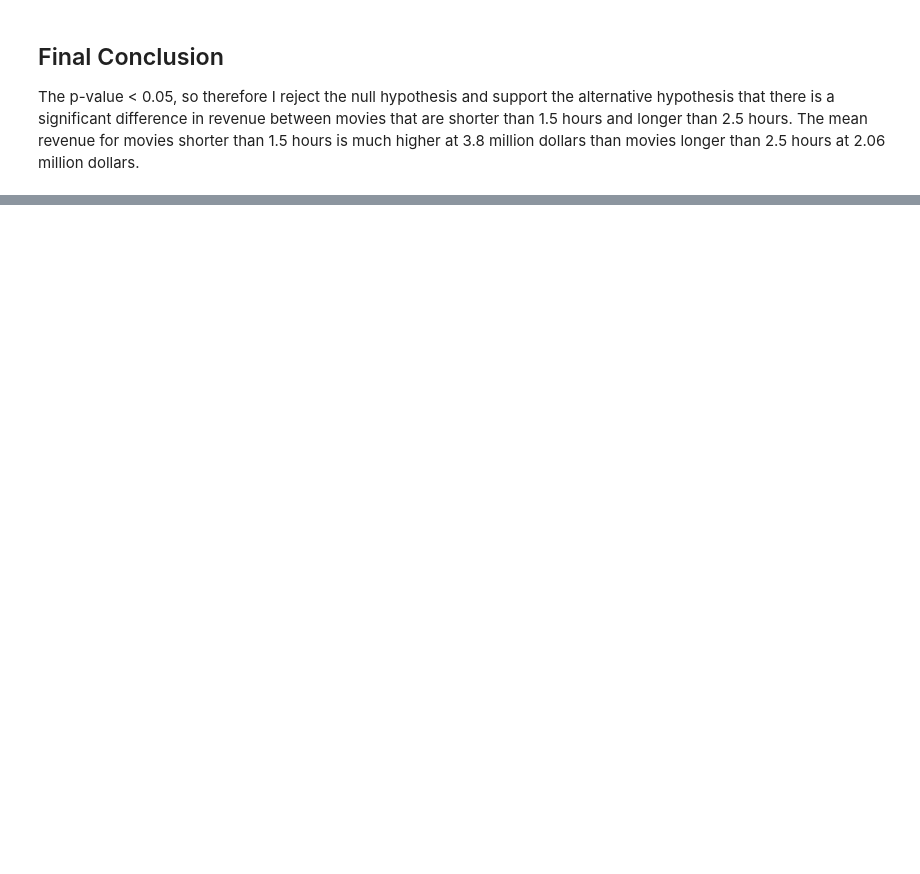
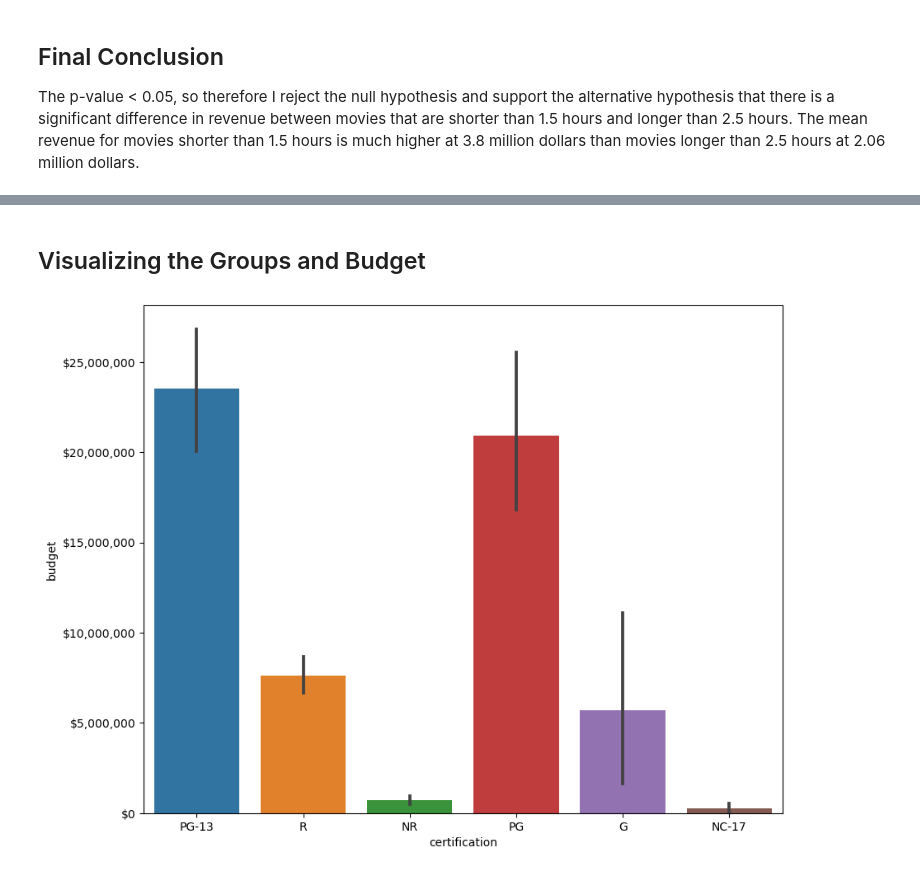
Before and after one commit to joshlensing/Project-3--IMDB, a Jupyter notebook: IMDB Project Part 4 (Hypothesis Testing).ipynb, the cells around one changed output, grey strips where cells are left out. Saved outputs shown, nothing was run; the diff lists cells and outputs as text; code cells hidden in the pictures; blank space fills up the shorter version.

```diff
--- a/IMDB Project Part 4 (Hypothesis Testing).ipynb
+++ b/IMDB Project Part 4 (Hypothesis Testing).ipynb
@@ -362,0 +497,10 @@ The p-value < 0.05, so therefore I reject the null hypothesis and support the al
+# %% [markdown]
+## Visualizing the Groups and Budget
+# %%
+fig, ax = plt.subplots(figsize=(10,8))
+sns.barplot(data=cert, x='certification',y='budget');
+
+price_fmt = mpl.ticker.StrMethodFormatter('${x:,.0f}')
+ax.yaxis.set_major_formatter(price_fmt)
+# %% [output]
+[figure, added]
```
Also changed, not shown: parts of 23 cells of this notebook.
